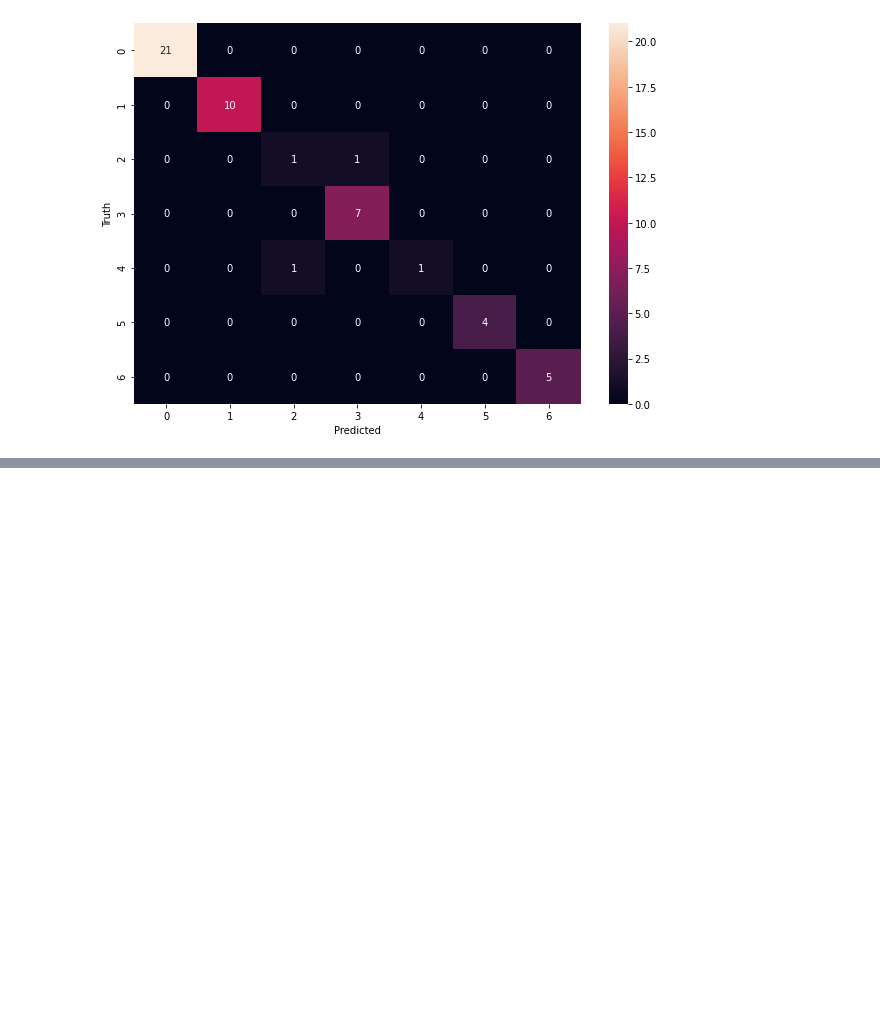
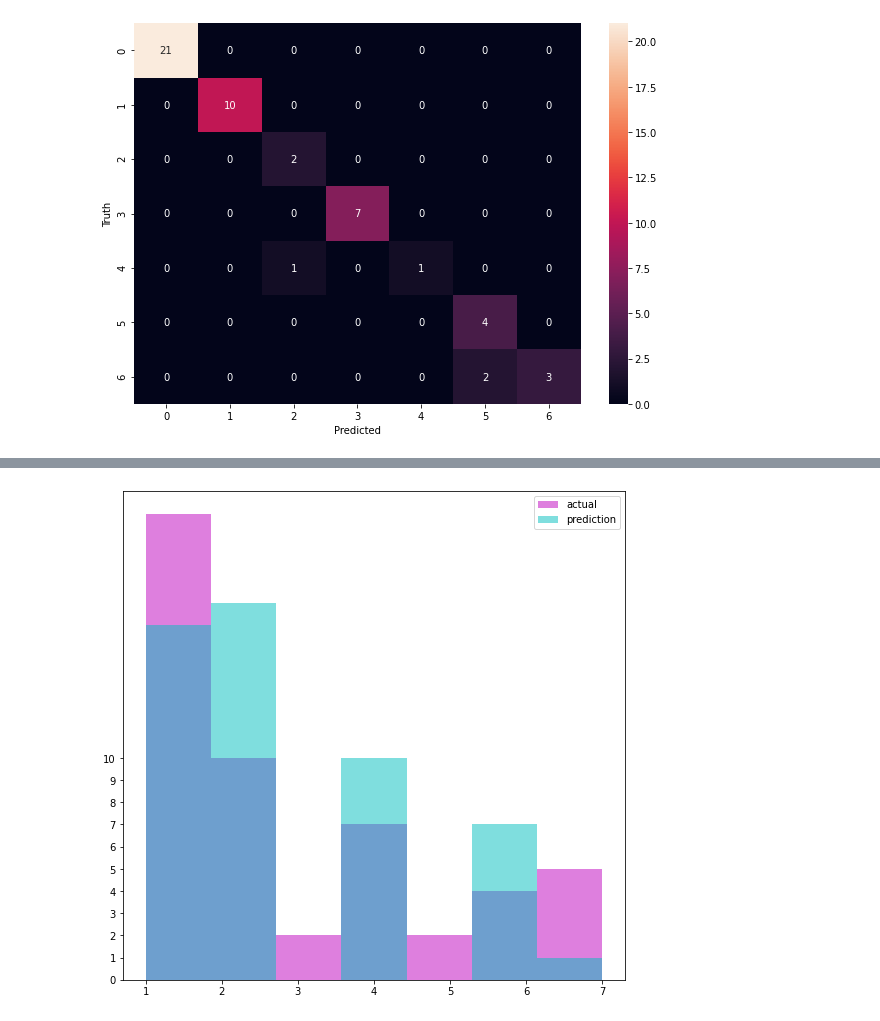
Before and after one commit to haibkhn/C4_Mining, a Jupyter notebook: final.ipynb, the cells around one changed output, grey strips where cells are left out. Drawn from its saved outputs; the diff is of its cells as text; code cells hidden in the pictures; blank space fills up the shorter version.

```diff
--- a/final.ipynb
+++ b/final.ipynb
@@ -468,0 +476,4 @@ Best n_estimators =  50
+# %%
+from sklearn.neighbors import KNeighborsClassifier
+knn = KNeighborsClassifier(n_neighbors = 5)
+knn.fit(X_train, y_train)
@@ -468,0 +482,2 @@ Best n_estimators =  50
+# %%
+y_pred = knn.predict(X_test)
@@ -468,0 +510,10 @@ Best n_estimators =  50
+# %%
+plt.rcParams['figure.figsize'] = (9,9)
+_, ax = plt.subplots()
+ax.hist(y_test, color = 'm', alpha = 0.5, label = 'actual', bins=7)
+ax.hist(y_pred, color = 'c', alpha = 0.5, label = 'prediction', bins=7)
+ax.yaxis.set_ticks(np.arange(0,11))
+ax.legend(loc = 'best')
+plt.show()
+# %% [output]
+[figure, added]
```
Also changed, not shown: parts of 39 cells of this notebook, 4 other files.
